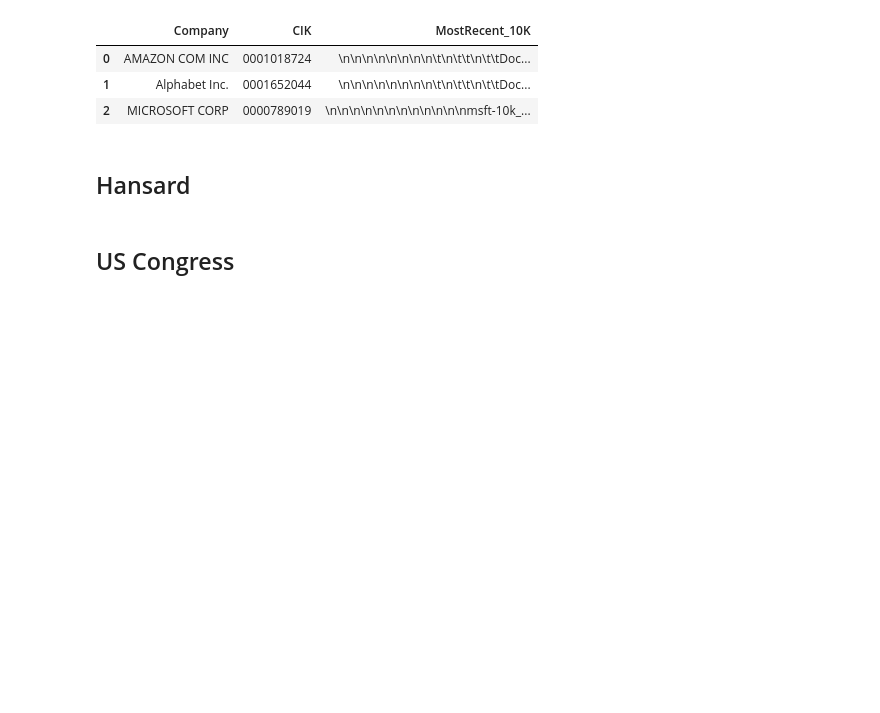
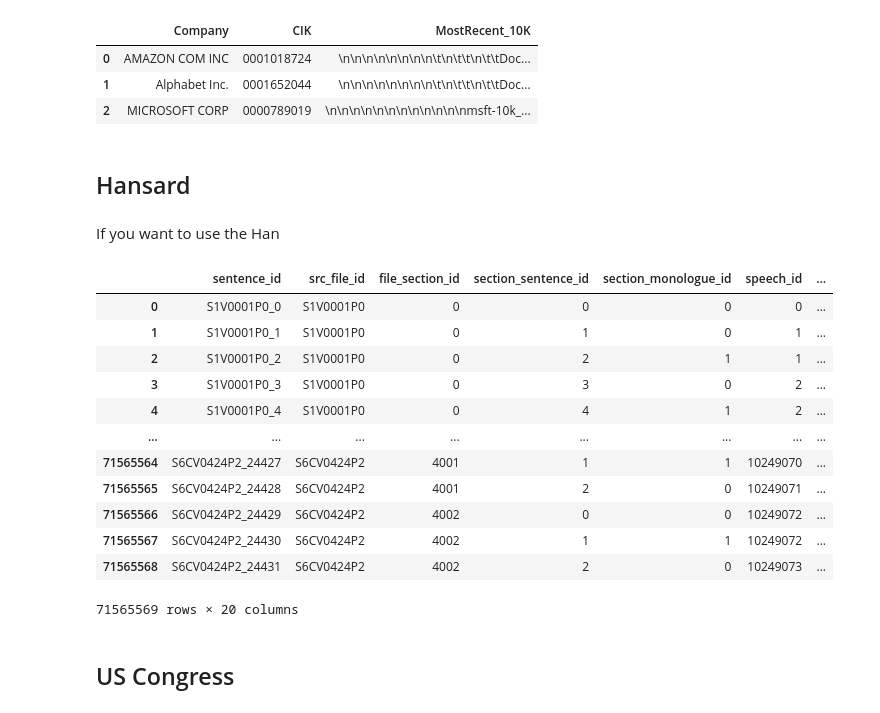
Before and after one commit to SouthernMethodistUniversity/text_mining_data_sets, a Jupyter notebook: DataAccess.ipynb, the cells around one changed output. Drawn from its saved outputs; the diff is of its cells as text; code cells hidden in the pictures; blank space fills up the shorter version.

Commit message:
Added Hansard

```diff
--- a/DataAccess.ipynb
+++ b/DataAccess.ipynb
@@ -102,6 +102,24 @@ edgarDF
 | 2 | MICROSOFT CORP | 0000789019 | \n\n\n\n\n\n\n\n\n\n\n\nmsft-10k_... |
 # %% [markdown]
 ## Hansard
+# %% [markdown]
+If you want to use the Han
+# %%
+pd.read_parquet("/scratch/group/oit_research_data/hansard/hansard_20191119.parquet")
+# %% [output]
+|  | sentence_id | src_file_id | file_section_id | section_sentence_id | section_monologue_id | speech_id | ... |
+| 0 | S1V0001P0_0 | S1V0001P0 | 0 | 0 | 0 | 0 | ... |
+| 1 | S1V0001P0_1 | S1V0001P0 | 0 | 1 | 0 | 1 | ... |
+| 2 | S1V0001P0_2 | S1V0001P0 | 0 | 2 | 1 | 1 | ... |
+| 3 | S1V0001P0_3 | S1V0001P0 | 0 | 3 | 0 | 2 | ... |
+| 4 | S1V0001P0_4 | S1V0001P0 | 0 | 4 | 1 | 2 | ... |
+| ... | ... | ... | ... | ... | ... | ... | ... |
+| 71565564 | S6CV0424P2_24427 | S6CV0424P2 | 4001 | 1 | 1 | 10249070 | ... |
+| 71565565 | S6CV0424P2_24428 | S6CV0424P2 | 4001 | 2 | 0 | 10249071 | ... |
+| 71565566 | S6CV0424P2_24429 | S6CV0424P2 | 4002 | 0 | 0 | 10249072 | ... |
+| 71565567 | S6CV0424P2_24430 | S6CV0424P2 | 4002 | 1 | 1 | 10249072 | ... |
+| 71565568 | S6CV0424P2_24431 | S6CV0424P2 | 4002 | 2 | 0 | 10249073 | ... |
+71565569 rows × 20 columns
 # %% [markdown]
 ## US Congress
 # %% [markdown]
```
Also changed, not shown: parts of 2 cells of this notebook.
